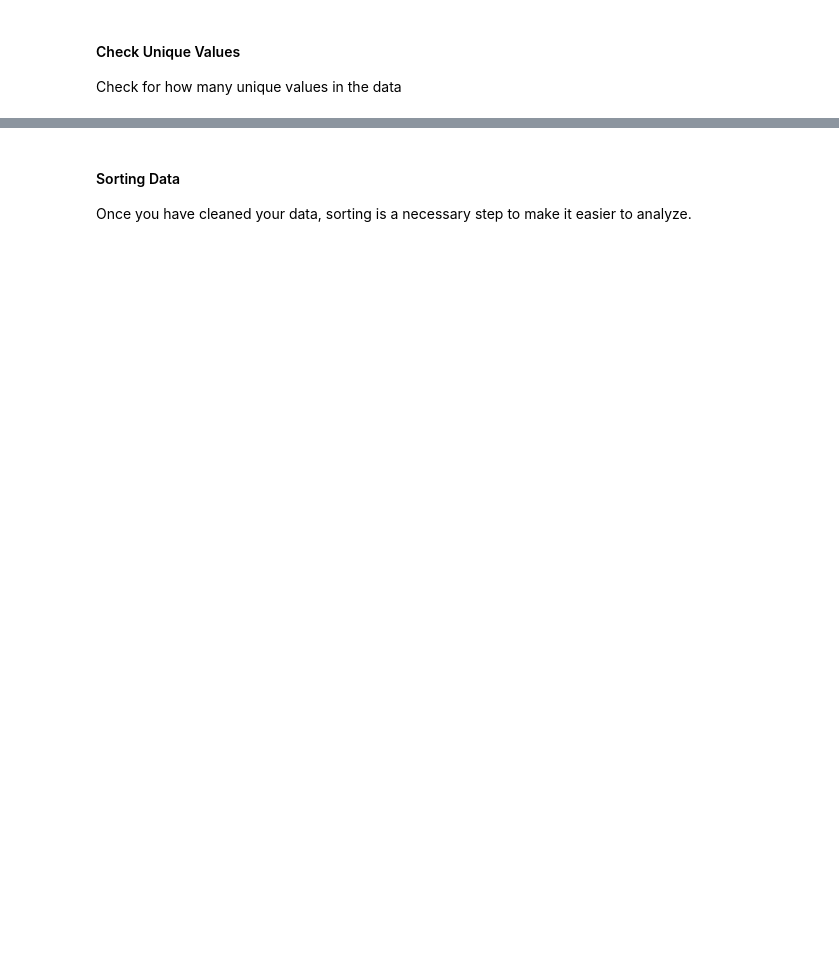
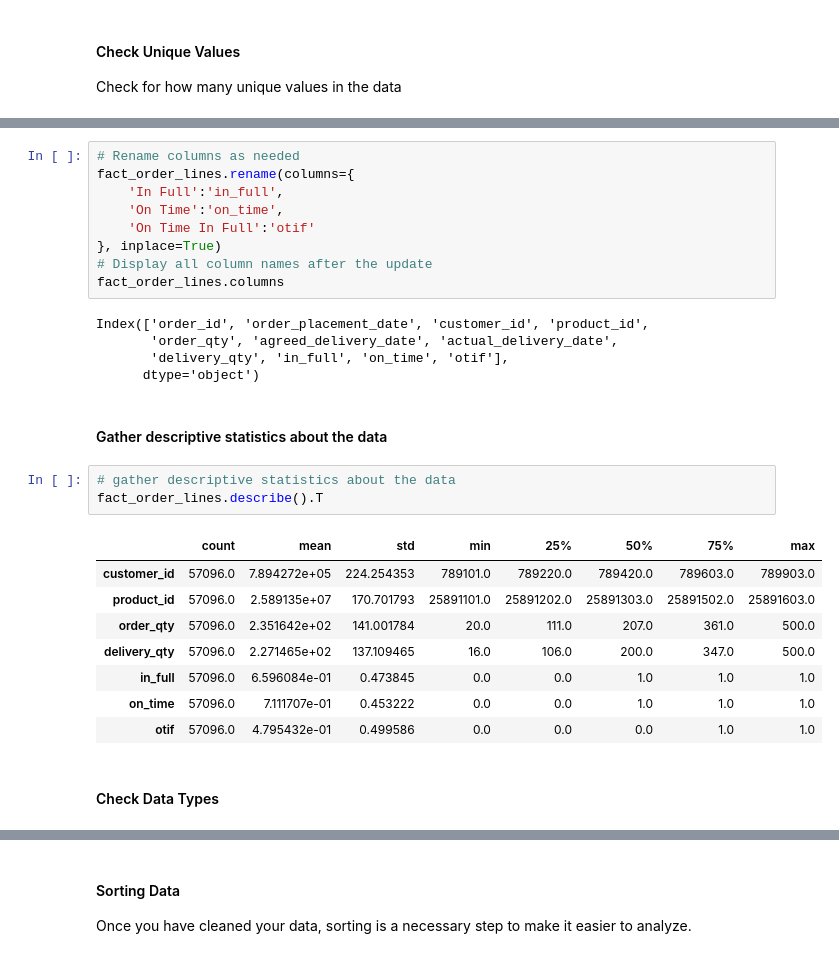
Before and after one commit to WalterEdwardd/AtliQ_Mart-Supply_Chain_Improvement_Project, a Jupyter notebook: notebooks/processed_data.ipynb, the cells around one changed output, grey strips where cells are left out. Drawn from its saved outputs; the diff is of its cells as text; blank space fills up the shorter version.

```diff
--- a/notebooks/processed_data.ipynb
+++ b/notebooks/processed_data.ipynb
@@ -790,0 +1080,30 @@ Number of Unique Week No column in Data is 27
+# %%
+# Rename columns as needed
+fact_order_lines.rename(columns={
+    'In Full':'in_full',
+    'On Time':'on_time',
+    'On Time In Full':'otif'
+}, inplace=True)
+# Display all column names after the update
+fact_order_lines.columns
+# %% [output]
+Index(['order_id', 'order_placement_date', 'customer_id', 'product_id',
+       'order_qty', 'agreed_delivery_date', 'actual_delivery_date',
+       'delivery_qty', 'in_full', 'on_time', 'otif'],
+      dtype='object')
+# %% [markdown]
+#### Gather descriptive statistics about the data
+# %%
+# gather descriptive statistics about the data
+fact_order_lines.describe().T
+# %% [output]
+|  | count | mean | std | min | 25% | 50% | 75% | max |
+| customer_id | 57096.0 | 7.894272e+05 | 224.254353 | 789101.0 | 789220.0 | 789420.0 | 789603.0 | 789903.0 |
+| product_id | 57096.0 | 2.589135e+07 | 170.701793 | 25891101.0 | 25891202.0 | 25891303.0 | 25891502.0 | 25891603.0 |
+| order_qty | 57096.0 | 2.351642e+02 | 141.001784 | 20.0 | 111.0 | 207.0 | 361.0 | 500.0 |
+| delivery_qty | 57096.0 | 2.271465e+02 | 137.109465 | 16.0 | 106.0 | 200.0 | 347.0 | 500.0 |
+| in_full | 57096.0 | 6.596084e-01 | 0.473845 | 0.0 | 0.0 | 1.0 | 1.0 | 1.0 |
+| on_time | 57096.0 | 7.111707e-01 | 0.453222 | 0.0 | 0.0 | 1.0 | 1.0 | 1.0 |
+| otif | 57096.0 | 4.795432e-01 | 0.499586 | 0.0 | 0.0 | 0.0 | 1.0 | 1.0 |
+# %% [markdown]
+#### Check Data Types
```
Also changed, not shown: parts of 194 cells of this notebook.
